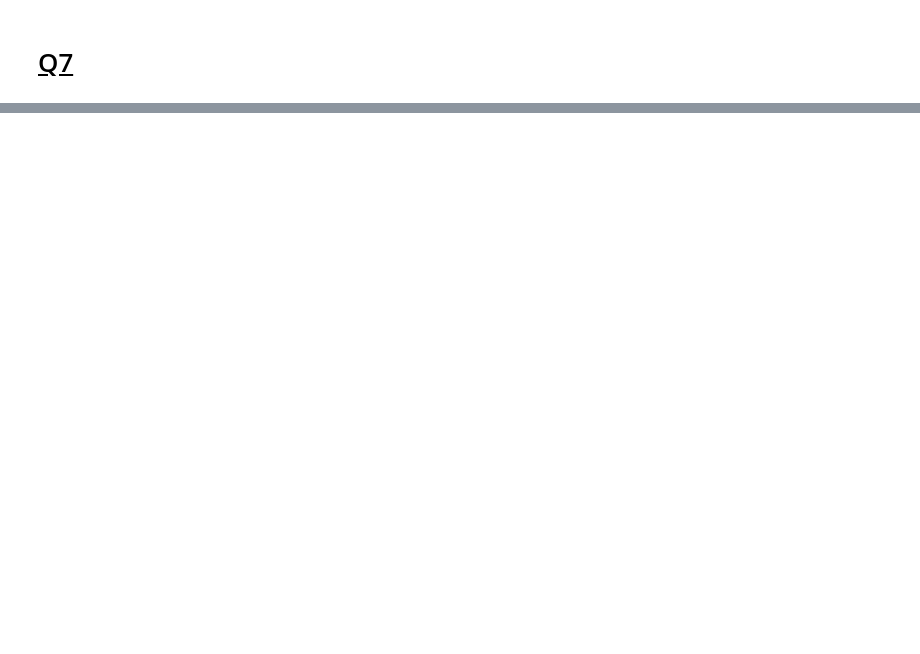
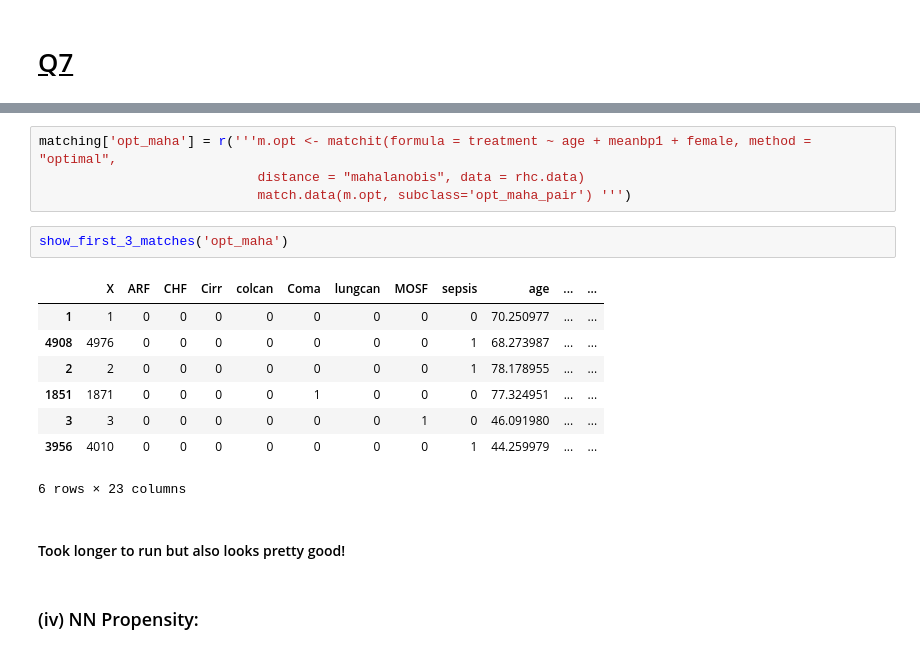
Before and after one commit to theitush/causal-inference, a Jupyter notebook: HW2/HW2.ipynb, the cells around one changed output, grey strips where cells are left out. Cells and saved outputs as stored; diff of their text form; blank space fills up the shorter version.

```diff
--- a/HW2/HW2.ipynb
+++ b/HW2/HW2.ipynb
@@ -362,0 +478,19 @@ simulate_datasets(num_of_datasets=1000, sample_size=2500, with_interaction=True)
+# %%
+matching['opt_maha'] = r('''m.opt <- matchit(formula = treatment ~ age + meanbp1 + female, method = "optimal",
+                            distance = "mahalanobis", data = rhc.data)
+                            match.data(m.opt, subclass='opt_maha_pair') ''')
+# %%
+show_first_3_matches('opt_maha')
+# %% [output]
+|  | X | ARF | CHF | Cirr | colcan | Coma | lungcan | MOSF | sepsis | age | ... | ... |
+| 1 | 1 | 0 | 0 | 0 | 0 | 0 | 0 | 0 | 0 | 70.250977 | ... | ... |
+| 4908 | 4976 | 0 | 0 | 0 | 0 | 0 | 0 | 0 | 1 | 68.273987 | ... | ... |
+| 2 | 2 | 0 | 0 | 0 | 0 | 0 | 0 | 0 | 1 | 78.178955 | ... | ... |
+| 1851 | 1871 | 0 | 0 | 0 | 0 | 1 | 0 | 0 | 0 | 77.324951 | ... | ... |
+| 3 | 3 | 0 | 0 | 0 | 0 | 0 | 0 | 1 | 0 | 46.091980 | ... | ... |
+| 3956 | 4010 | 0 | 0 | 0 | 0 | 0 | 0 | 0 | 1 | 44.259979 | ... | ... |
+6 rows × 23 columns
+# %% [markdown]
+#### Took longer to run but also looks pretty good!
+# %% [markdown]
+### (iv) NN Propensity:
```
Also changed, not shown: parts of 29 cells of this notebook.
